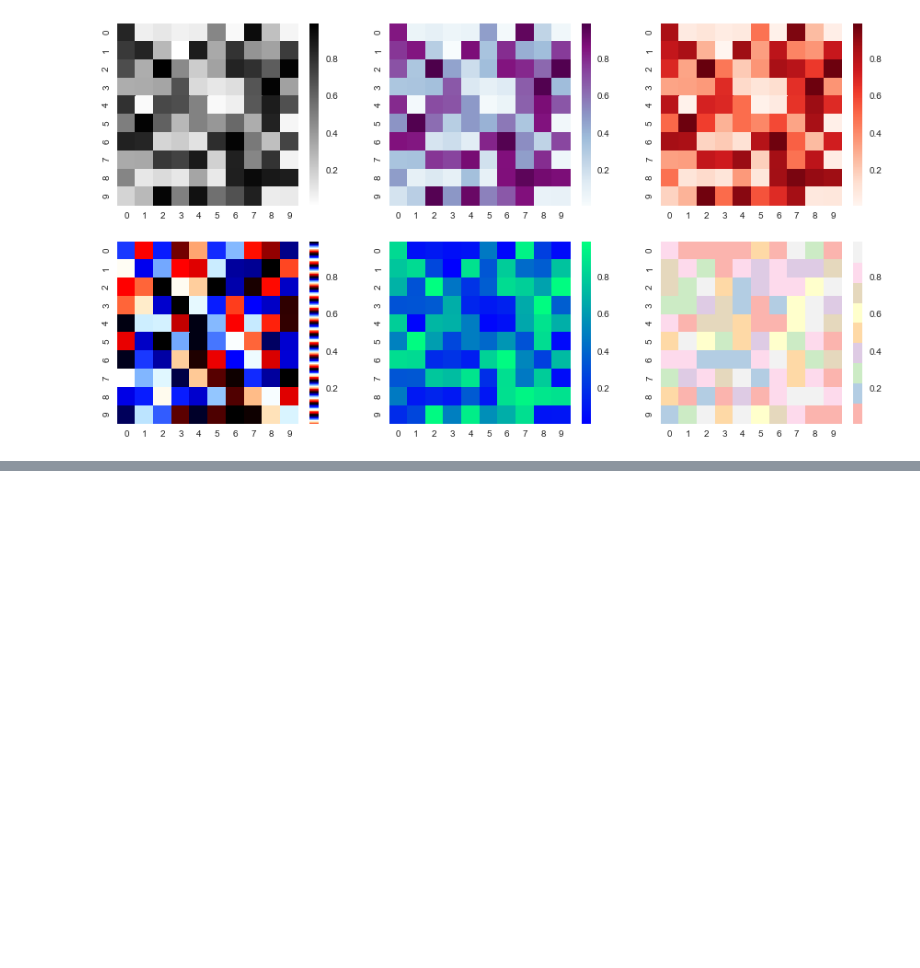
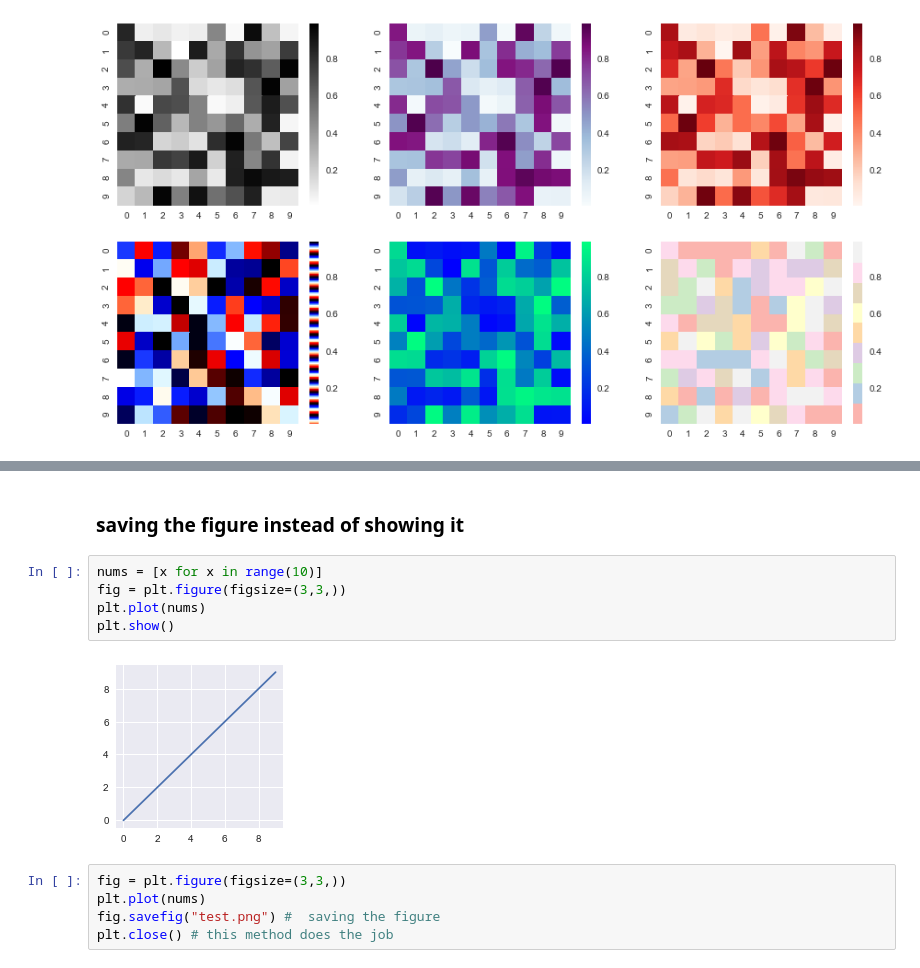
Before and after one commit to babinyurii/cheet_sheets, a Jupyter notebook: matplotlib_cheet_sheet.ipynb, the cells around one changed output, grey strips where cells are left out. Drawn from its saved outputs; the diff is of its cells as text; blank space fills up the shorter version.

```diff
--- a/matplotlib_cheet_sheet.ipynb
+++ b/matplotlib_cheet_sheet.ipynb
@@ -410,0 +443,14 @@ plt.show()
+# %% [markdown]
+### <a id="18">saving the figure instead of showing it</a>
+# %%
+nums = [x for x in range(10)]
+fig = plt.figure(figsize=(3,3,))
+plt.plot(nums)
+plt.show()
+# %% [output]
+[figure, added]
+# %%
+fig = plt.figure(figsize=(3,3,))
+plt.plot(nums)
+fig.savefig("test.png") #  saving the figure
+plt.close() # this method does the job
```
Also changed, not shown: parts of 3 cells of this notebook.
